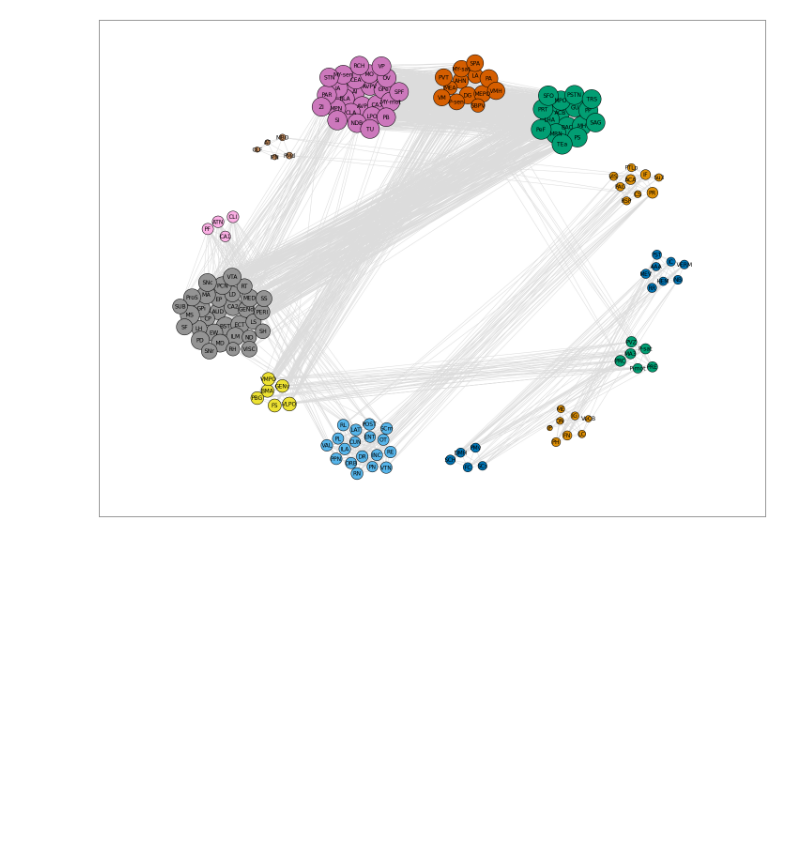
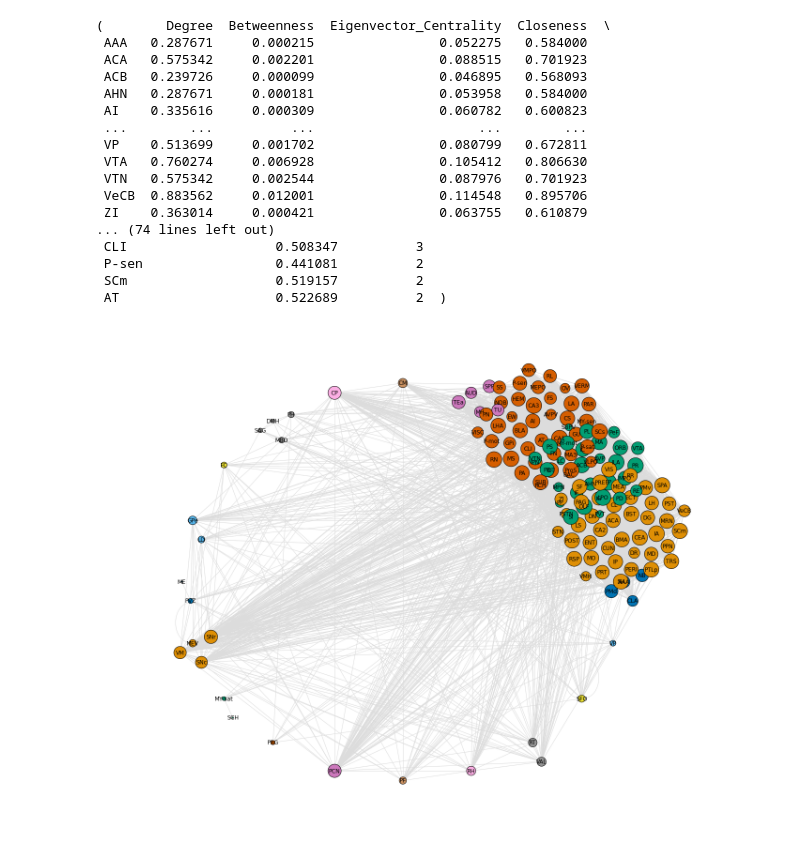
Before and after one commit to rsenne/network_analysis, a Jupyter notebook: ryan_analysis_notebook.ipynb, the cells around one changed output. Drawn from its saved outputs; the diff is of its cells as text; code cells hidden in the pictures; blank space fills up the shorter version.

```diff
--- a/ryan_analysis_notebook.ipynb
+++ b/ryan_analysis_notebook.ipynb
@@ -5,8 +5,8 @@ import networkx as nx
 %matplotlib inline
 # %%
 # set some filepaths for network creation
-control_of = '/home/ryansenne/PycharmProjects/Networks2/csv_files/Control_Large_Network.csv'
-ChR2_of = '/home/ryansenne/PycharmProjects/Networks2/csv_files/ChR2_Large_Network.csv'
+control_of = r'C:\Users\Ryan Senne\PycharmProjects\network_analysis\csv_files\ChR2_Small_Box.csv'
+ChR2_of = r'C:\Users\Ryan Senne\PycharmProjects\network_analysis\csv_files\Control_Small_Box.csv'
 # %%
 # control_of network
 control_data, control_nodes = net.loadData(control_of)
@@ -24,14 +44,34 @@ net.graph_network(control_G, list(control_color_list.values()), control_pos_dict
+# %%
+control_hub = net.findMyHubs(net.grab_node_attributes(control_G, compress_to_df=True))
+control_hub
+# %% [output]
+(        Degree  Betweenness  Eigenvector_Centrality  Closeness  \
+ AAA   0.287671     0.000215                0.052275   0.584000
+ ACA   0.575342     0.002201                0.088515   0.701923
+ ACB   0.239726     0.000099                0.046895   0.568093
+ AHN   0.287671     0.000181                0.053958   0.584000
+ AI    0.335616     0.000309                0.060782   0.600823
+ ...        ...          ...                     ...        ...
+ VP    0.513699     0.001702                0.080799   0.672811
+ VTA   0.760274     0.006928                0.105412   0.806630
+ VTN   0.575342     0.002544                0.087976   0.701923
+ VeCB  0.883562     0.012001                0.114548   0.895706
+ ZI    0.363014     0.000421                0.063755   0.610879
+... (74 lines left out)
+ CLI                   0.508347          3
+ P-sen                 0.441081          2
+ SCm                   0.519157          2
+ AT                    0.522689          2  )
 # %%
 # ChR2 OF network
 ChR2_data, ChR2_nodes = net.loadData(ChR2_of)
-ChR2_rvals, p, ChR2_p_adj, rej = net.corrMatrix(ChR2_data, z_trans=True)
-ChR2_threshold_matrix = net.significanceCheck(ChR2_p_adj, ChR2_rvals, 1, names=ChR2_nodes, include_Negs=True)
-ChR2_per = net.percentile(ChR2_threshold_matrix, 0.2)
-ChR2_G, pos = net.networx(ChR2_per, ChR2_nodes)
-df, ChR2_mark_clust = net.markov(ChR2_G)
+ChR2_rvals, p = net.corrMatrix(ChR2_data, corr_type='Spearman', z_trans=False)
+ChR2_threshold_matrix = net.significanceCheck(p, ChR2_rvals, 1, names=ChR2_nodes, include_Negs=True)
+ChR2_per = net.percentile(ChR2_threshold_matrix, 0.5)
+ChR2_G = net.networx(ChR2_per, ChR2_nodes)
+df1,ChR2_mark_clust,_ = net.markov(ChR2_G, ChR2_nodes)
 ChR2_color_list = net.grab_color_attributes(ChR2_mark_clust, ChR2_nodes)
 ChR2_pos_dict = net.get_position_data(ChR2_mark_clust, ChR2_nodes)
 net.graph_network(ChR2_G, list(ChR2_color_list.values()), ChR2_pos_dict)
 # %% [output]
-[figure, old version]
+[figure, new version]
-[figure, removed]
```
Also changed, not shown: parts of 4 cells of this notebook, 6 other files.
